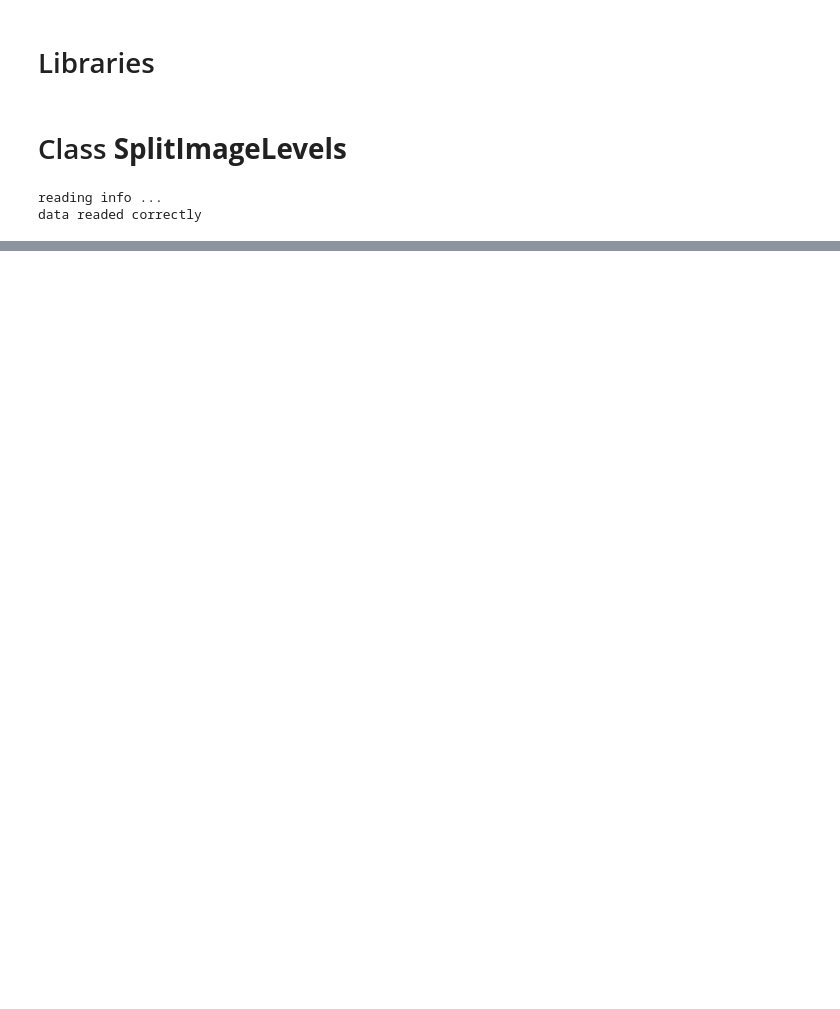
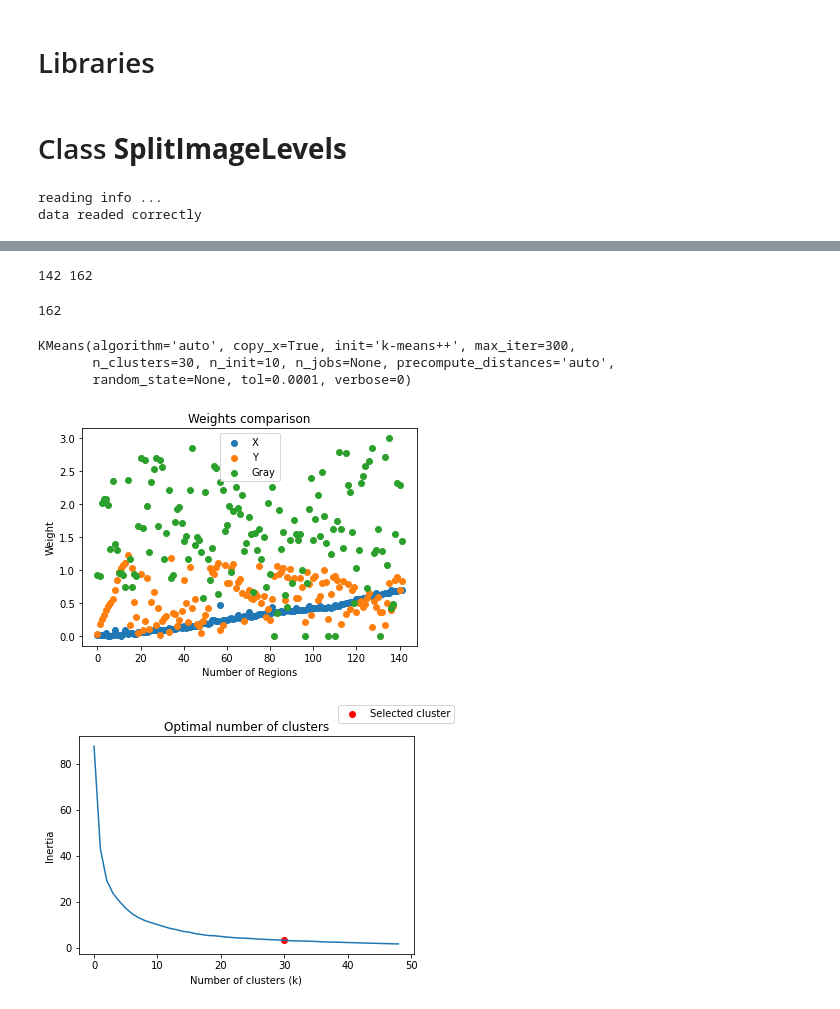
Before and after one commit to kmiloarguello/ozone-pollution, a Jupyter notebook: main.ipynb, the cells around one changed output, grey strips where cells are left out. Drawn from its saved outputs; the diff is of its cells as text; code cells hidden in the pictures; blank space fills up the shorter version.

```diff
--- a/main.ipynb
+++ b/main.ipynb
@@ -1149,0 +1090,77 @@ ax2.imshow(labels, cmap='nipy_spectral')
+# %%
+_labels = ndimage.label(black_image)
+
+lbl = _labels[0]
+
+valuesNorm = (values - min(values)) / (max(values) - min(values))
+num_regions = _labels[1]
+
+centers=ndimage.measurements.center_of_mass(black_image, lbl, np.arange(1,num_regions))
+
+print(len(centers), len(valuesNorm))
+# %% [output]
+142 162
+# %%
+coordinatesList = list()
+
+# Ploting weights
+w_coords_x = list()
+w_coords_y = list()
+w_grays = list()
+
+# Normalization for gray values (Pollution)
+
+print(len(valuesNorm))
+for i,value in enumerate(valuesNorm[:len(centers)]):
+  # Normalization for X and Y
+  coord_x = centers[i][0] / image.shape[1]
+  coord_y = centers[i][1] / image.shape[0]
+  gray_value = value * 3
+
+  ## To apply kmeans
+  coordinatesList.append(np.array([coord_x,coord_y, gray_value]))
+
+coordinatesArray = np.asarray(coordinatesList)
+
+## To plot weights
+for coord in coordinatesArray:
+  w_coords_x.append(coord[0])
+  w_coords_y.append(coord[1])
+  w_grays.append(coord[2])
+
+fig_, ax0 = plt.subplots(1,1)
+number_regions = np.arange(len(coordinatesArray))
+
+w_legends = ["X","Y","Gray"]
+ax0.scatter(number_regions, w_coords_x, label=w_legends[0])
+ax0.scatter(number_regions, w_coords_y, label=w_legends[1])
+ax0.scatter(number_regions, w_grays, label=w_legends[2])
+ax0.set_title("Weights comparison")
+ax0.set_xlabel("Number of Regions")
+ax0.set_ylabel("Weight")
+hand, labl = ax0.get_legend_handles_labels()
+plt.legend()
+
+# TESTING KMEANS
+wcss = list()
+for i in range(1,50):
+  kmeanstest = KMeans(n_clusters=i, random_state=0).fit(coordinatesArray)
+  wcss.append(kmeanstest.inertia_)
+
+fig0, ax = plt.subplots(1,1)
+ax.scatter(imageLT.N_CLUSTERS,wcss[imageLT.N_CLUSTERS], c='red', label="Selected cluster")
+ax.plot( np.arange(len(wcss)) , wcss)
+ax.set_title("Optimal number of clusters")
+ax.set_xlabel("Number of clusters (k)")
+ax.set_ylabel("Inertia")
+fig0.legend()
+
+clustering = KMeans(n_clusters=imageLT.N_CLUSTERS, max_iter=300).fit(coordinatesArray)
+clustering.fit(image_flat)
+# %% [output]
+162
+KMeans(algorithm='auto', copy_x=True, init='k-means++', max_iter=300,
+       n_clusters=30, n_init=10, n_jobs=None, precompute_distances='auto',
+       random_state=None, tol=0.0001, verbose=0)
+[figure, added]
+[figure, added]
```
Also changed, not shown: parts of 16 cells of this notebook.
